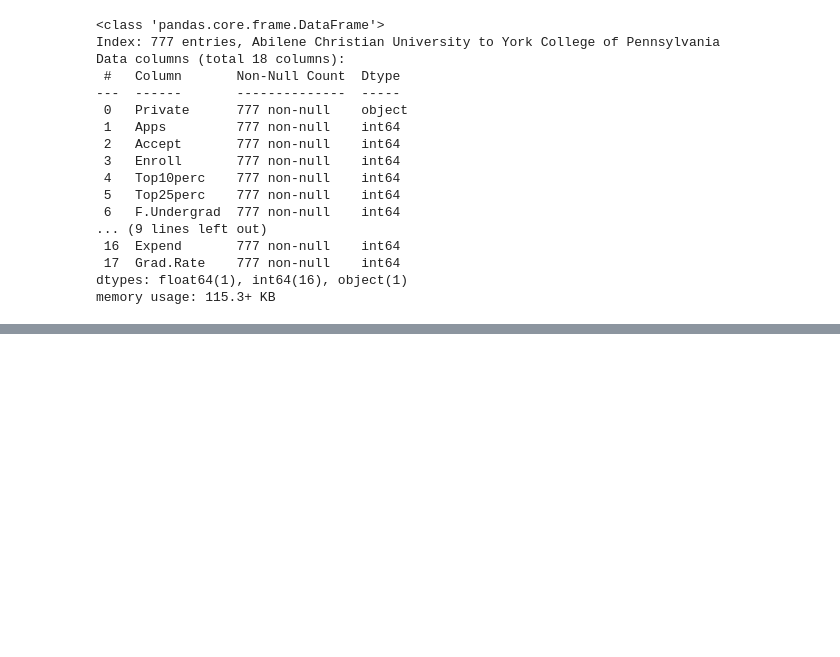
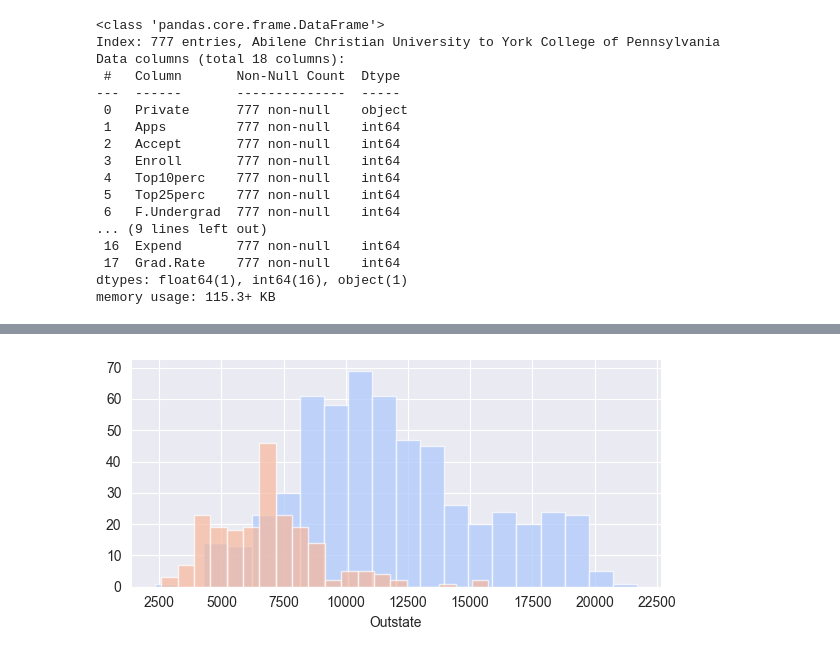
Before and after one commit to KemalYukselir/KMeans_College, a Jupyter notebook: main.ipynb, the cells around one changed output, grey strips where cells are left out. Saved outputs shown, nothing was run; the diff lists cells and outputs as text; code cells hidden in the pictures; blank space fills up the shorter version.

```diff
--- a/main.ipynb
+++ b/main.ipynb
@@ -51,0 +65,6 @@ df.describe()
+# %%
+sns.set_style('darkgrid')
+g = sns.FacetGrid(df,hue="Private",palette='coolwarm',aspect=2)
+g = g.map(plt.hist,'Outstate',bins=20,alpha=0.7)
+# %% [output]
+[figure, added]
```
Also changed, not shown: parts of 8 cells of this notebook.
